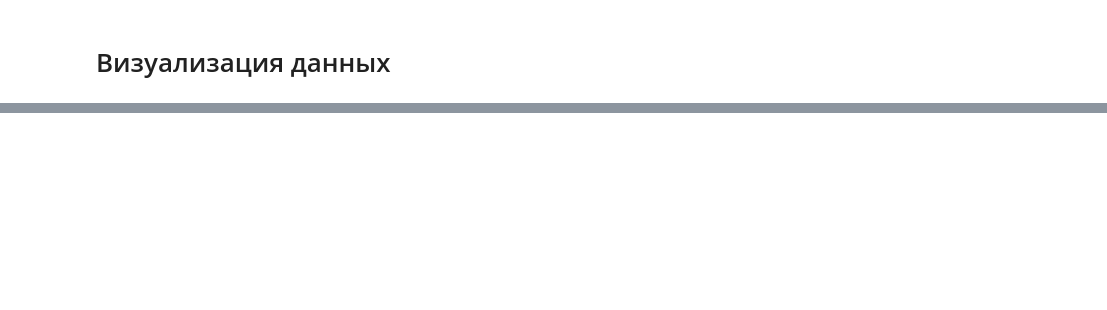
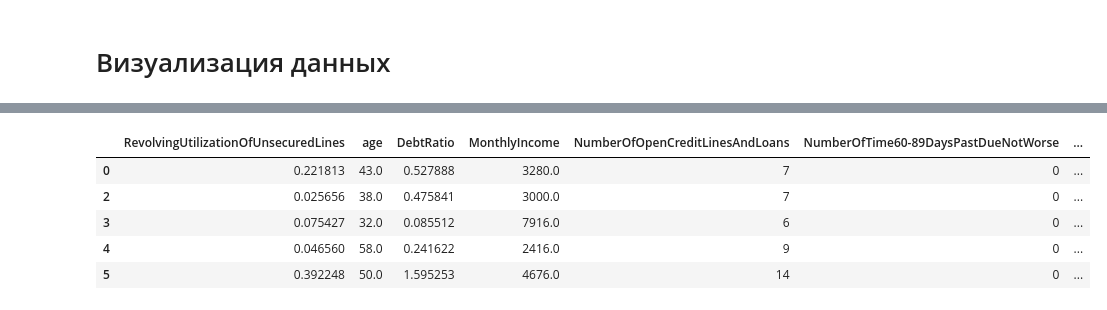
Before and after one commit to ErikLens/CrScoringMay2023, a Jupyter notebook: CrScoring_team5_Ed.ipynb, the cells around one changed output, grey strips where cells are left out. Cells and saved outputs as stored; diff of their text form; code cells hidden in the pictures; blank space fills up the shorter version.

```diff
--- a/CrScoring_team5_Ed.ipynb
+++ b/CrScoring_team5_Ed.ipynb
@@ -552,0 +596,4 @@ plt.plot(uniq_age,age_count)
+# %%
+# Формирование матрицы X объект-признак и вектор y целевой переменной.
+x = data2.drop('SeriousDlqin2yrs', axis=1) # матрица объект-признак
+y = data2['SeriousDlqin2yrs'] # целевая переменная
@@ -552,0 +602,3 @@ plt.plot(uniq_age,age_count)
+# %%
+# Исключаем из выборки качественные атрибуты:
+x = x.drop(['RealEstateLoansOrLines','GroupAge'], axis=1)
@@ -552,0 +611,10 @@ plt.plot(uniq_age,age_count)
+# %%
+# Проверяем в одинаковых ли масштабах измеряются признаки клиентов?
+x.head()
+# %% [output]
+|  | RevolvingUtilizationOfUnsecuredLines | age | DebtRatio | MonthlyIncome | NumberOfOpenCreditLinesAndLoans | NumberOfTime60-89DaysPastDueNotWorse | ... |
+| 0 | 0.221813 | 43.0 | 0.527888 | 3280.0 | 7 | 0 | ... |
+| 2 | 0.025656 | 38.0 | 0.475841 | 3000.0 | 7 | 0 | ... |
+| 3 | 0.075427 | 32.0 | 0.085512 | 7916.0 | 6 | 0 | ... |
+| 4 | 0.046560 | 58.0 | 0.241622 | 2416.0 | 9 | 0 | ... |
+| 5 | 0.392248 | 50.0 | 1.595253 | 4676.0 | 14 | 0 | ... |
```
Also changed, not shown: parts of 27 cells of this notebook.
